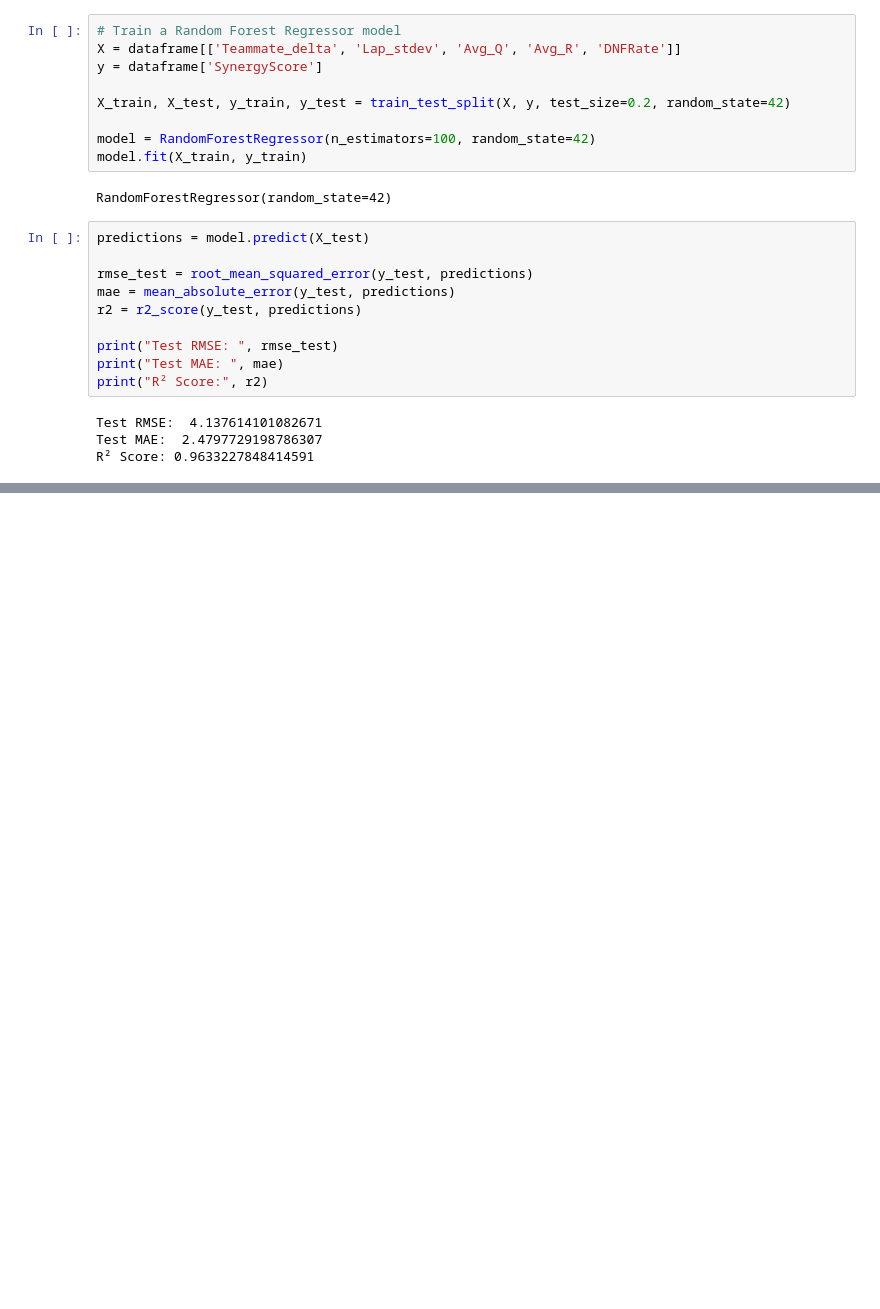
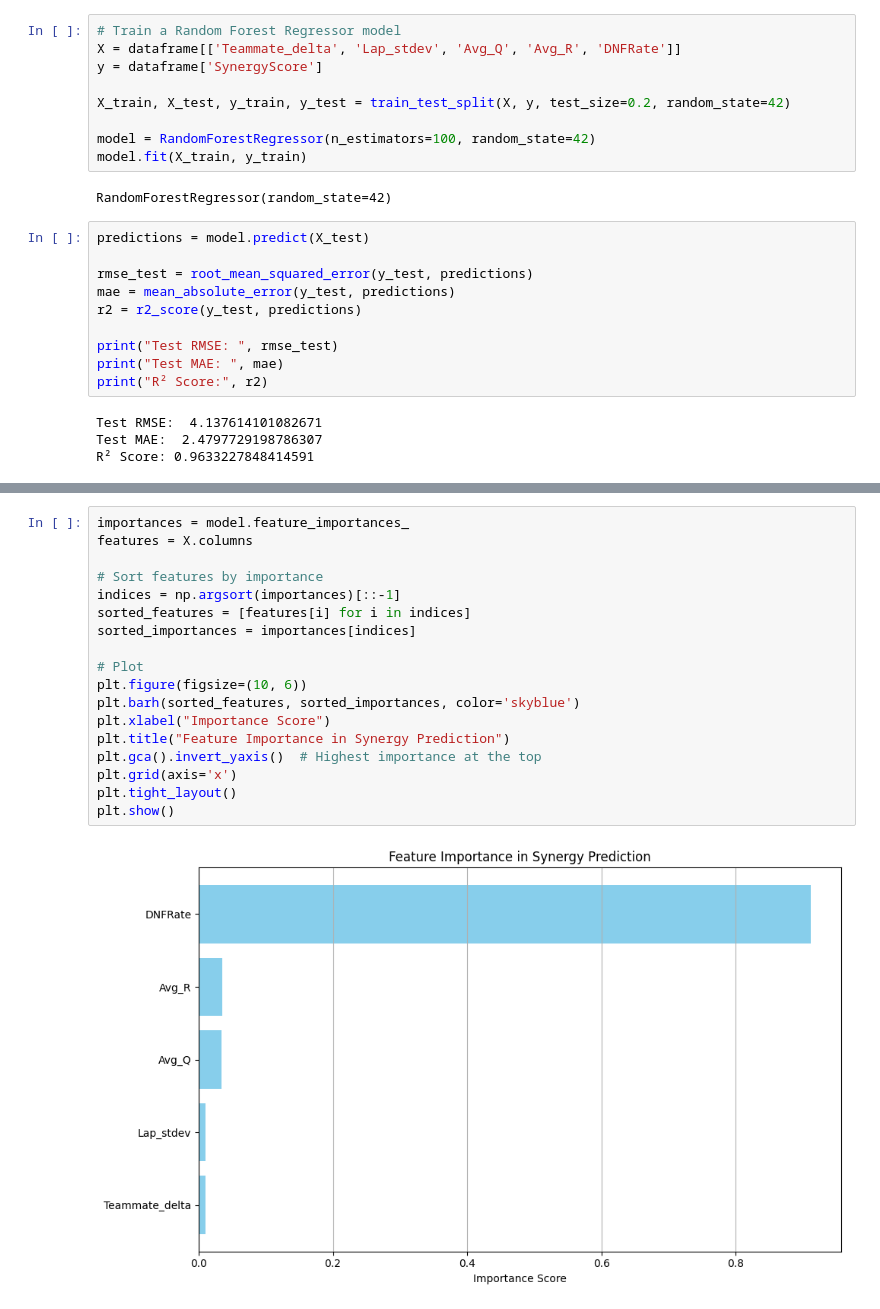
Before and after one commit to 911AstalusAdrian/dissertation, a Jupyter notebook: src/model/model_notebook.ipynb, the cells around one changed output, grey strips where cells are left out. Cells and saved outputs as stored; diff of their text form; blank space fills up the shorter version.

```diff
--- a/src/model/model_notebook.ipynb
+++ b/src/model/model_notebook.ipynb
@@ -119 +102,21 @@ plt.show()
 [figure]
+# %%
+importances = model.feature_importances_
+features = X.columns
+
+# Sort features by importance
+indices = np.argsort(importances)[::-1]
+sorted_features = [features[i] for i in indices]
+sorted_importances = importances[indices]
+
+# Plot
+plt.figure(figsize=(10, 6))
+plt.barh(sorted_features, sorted_importances, color='skyblue')
+plt.xlabel("Importance Score")
+plt.title("Feature Importance in Synergy Prediction")
+plt.gca().invert_yaxis()  # Highest importance at the top
+plt.grid(axis='x')
+plt.tight_layout()
+plt.show()
+# %% [output]
+[figure, added]
```
Also changed, not shown: parts of 2 cells of this notebook.
